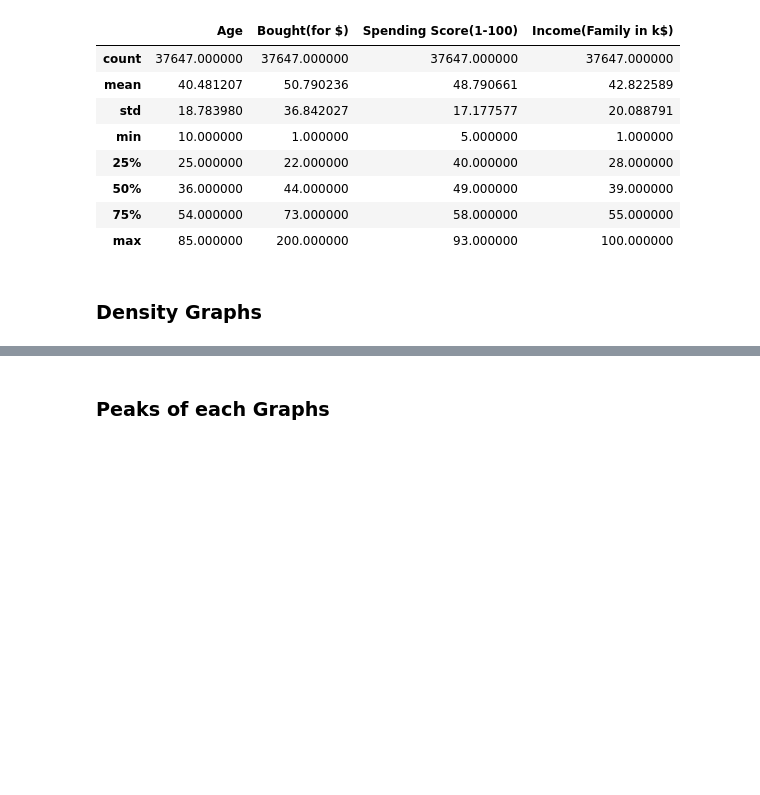
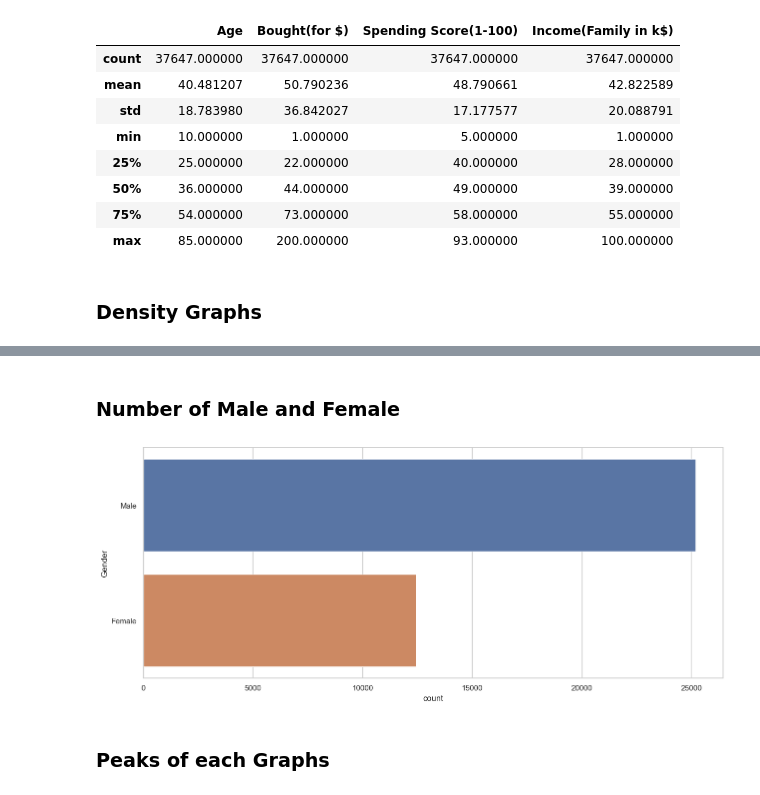
Before and after one commit to Lafri-13/dsgp-group23-business-data-harbour, a Jupyter notebook: CustomerSegmentation.ipynb, the cells around one changed output, grey strips where cells are left out. Drawn from its saved outputs; the diff is of its cells as text; code cells hidden in the pictures; blank space fills up the shorter version.

```diff
--- a/CustomerSegmentation.ipynb
+++ b/CustomerSegmentation.ipynb
@@ -69,3 +69,12 @@ https://gist.github.com/mwaskom/de44147ed2974457ad6372750bbe5751
+# %% [markdown]
+### Number of Male and Female
+# %%
+# Count Graphs for male and female
+plt.figure(figsize=(15,6))
+sns.countplot(y='Gender', data=df)
+plt.show()
+# %% [output]
+[figure, added]
 # %% [markdown]
 ### Peaks of each Graphs
 # %%
```
Also changed, not shown: parts of 9 cells of this notebook.
